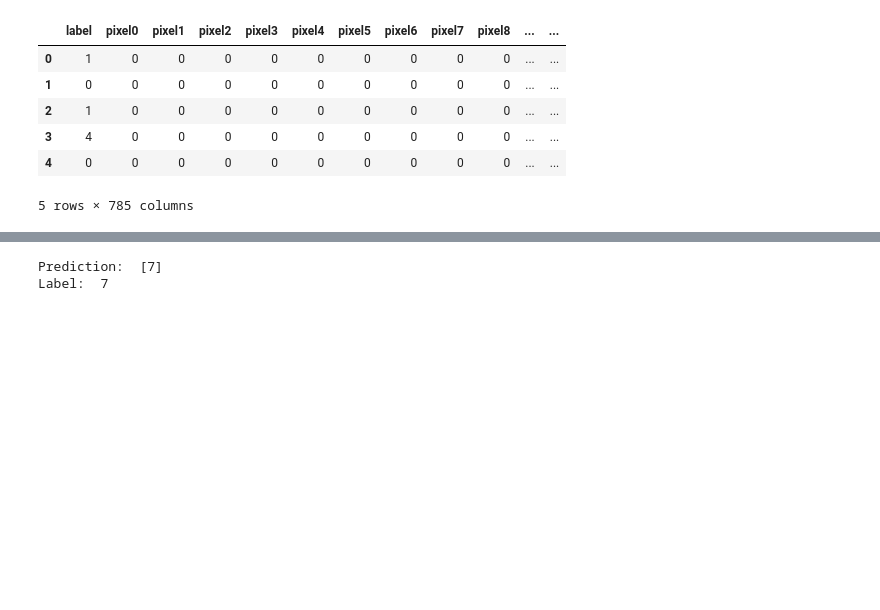
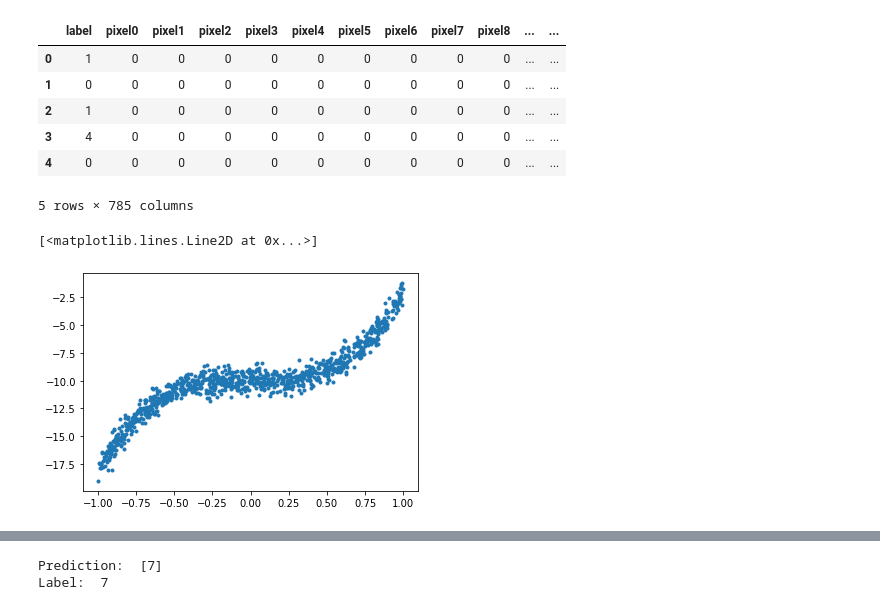
Before and after one commit to nhjoy/ANN-Function-Approx, a Jupyter notebook: digit_recog.ipynb, the cells around one changed output, grey strips where cells are left out. Cells and saved outputs as stored; diff of their text form; code cells hidden in the pictures; blank space fills up the shorter version.

```diff
--- a/digit_recog.ipynb
+++ b/digit_recog.ipynb
@@ -36,3 +36,21 @@ Y_train = data_train[0]  # training set labels
 X_train = data_train[1:n]   # training set features
 X_train = X_train / 255.  # normalize the data
 _,m_train = X_train.shape  # m_train = number of training examples
+# %%
+sample_num = 1000 # number of sample
+val_ratio = 0.2 # 20% of total sample as validation set
+test_ratio = 0.2 # 20% of total sample as test set
+
+x_val = np.random.uniform(low = -1, high = 1, size = sample_num)
+np.random.shuffle(x_val)
+
+m = np.random.randint(low = -10, high = 10)
+c = np.random.randint(low = -10, high = 10)
+
+y = m*x_val**3 + c
+
+y_val = y + (0.6 * np.random.randn(x_val.shape[0])) # add noise
+plt.plot(x_val, y_val, '.')
+# %% [output]
+[<matplotlib.lines.Line2D at 0x...>]
+[figure, added]
```
Also changed, not shown: parts of 3 cells of this notebook, 9 other files.
